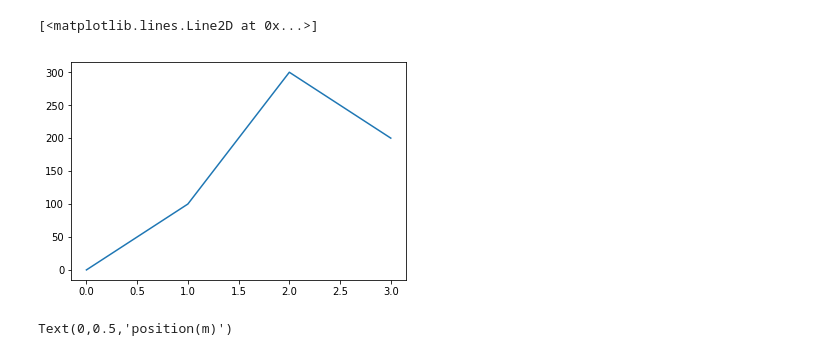
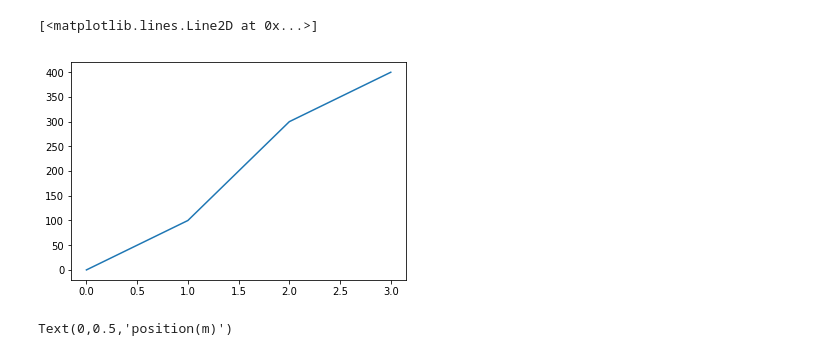
Before and after one commit to jocampos05/GIFTW, a Jupyter notebook: plots.ipynb, the cells around one changed output. Drawn from its saved outputs; the diff is of its cells as text; code cells hidden in the pictures.

Commit message:
I have made you plot better

```diff
--- a/plots.ipynb
+++ b/plots.ipynb
@@ -1,13 +1,13 @@
 # %%
 %matplotlib inline
 import matplotlib.pyplot as mpl
 time = [0,1,2,3]
-position = [0,100,300,200]
+position = [0,100,300,400]
 
 mpl.plot(time,position)
 # %% [output]
 [<matplotlib.lines.Line2D at 0x...>]
-[figure, old version]
+[figure, new version]
 # %%
 mpl.plot(time,position)
 mpl.xlabel ('time(hrs)')
```
